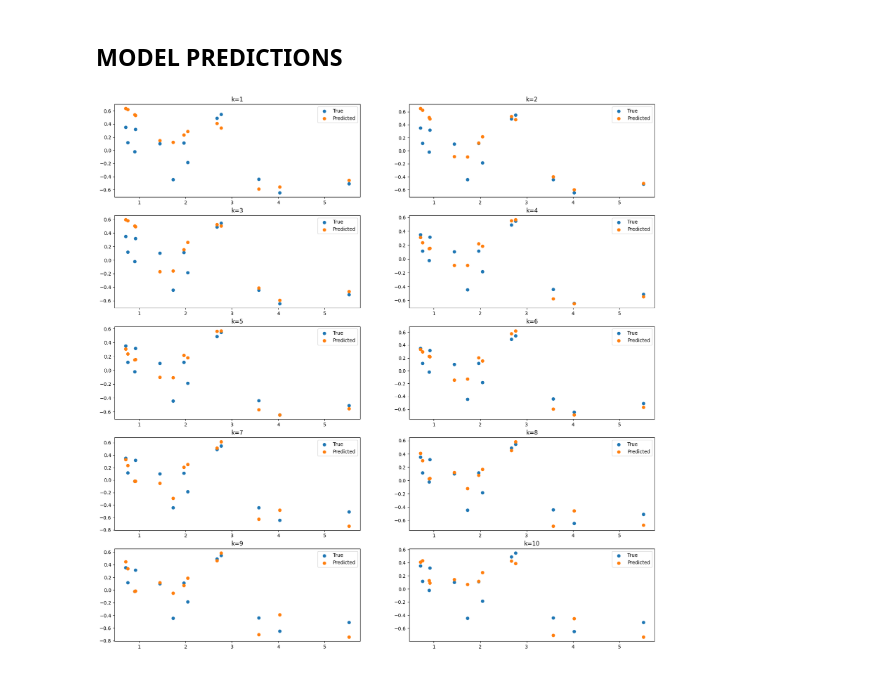
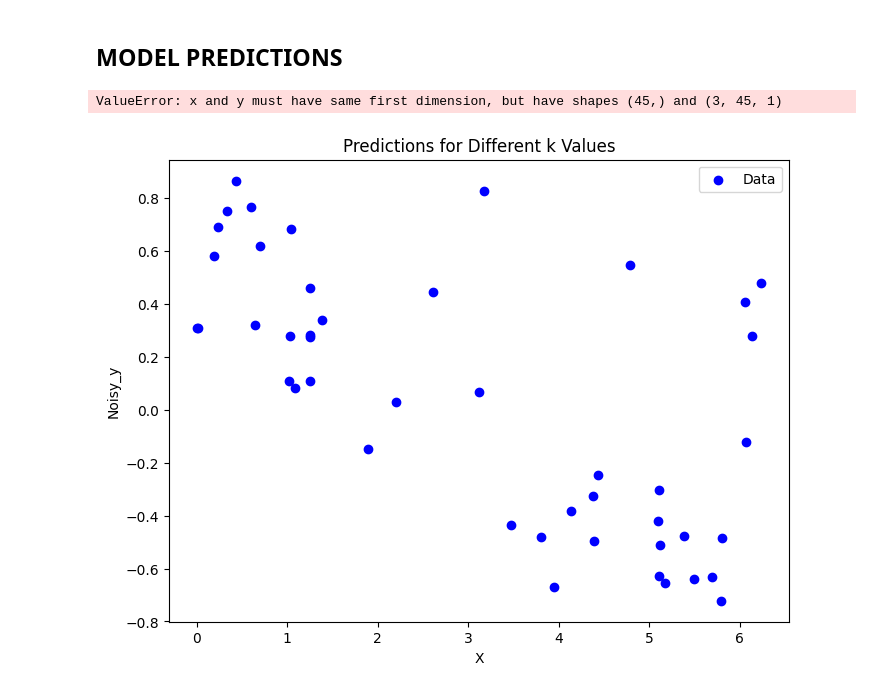
Before and after one commit to kkipngenokoech/MathsRequiredForAI, a Jupyter notebook: INTRO TO ML/HW2/nonlinear-regression.ipynb, the cells around one changed output. Drawn from its saved outputs; the diff is of its cells as text; code cells hidden in the pictures.

```diff
--- a/INTRO TO ML/HW2/nonlinear-regression.ipynb
+++ b/INTRO TO ML/HW2/nonlinear-regression.ipynb
@@ -42,7 +42,9 @@ class SinusoidalRegressor:
         Y_train = Y_train.reshape(-1, 1)  # Ensure column vector
 
         # Construct the design matrix Phi
-        Phi = np.stack([self.phi(x) for x in X_train.flatten()], axis=0)  # Shape: (N, 2k+1)
+        Phi = self.phi(X_train)
+
+
 
         # Solve for weights using pseudo-inverse
         self.weights = pinv(Phi) @ Y_train  # Shape: (2k+1, 1)
@@ -53,7 +55,7 @@ class SinusoidalRegressor:
         if self.weights is None:
             raise ValueError("Model is not fitted yet.")
         X = X.reshape(-1, 1)  # Ensure column vector
-        Phi = np.stack([self.phi(x) for x in X.flatten()], axis=0)  # Shape: (N, 2k+1)
+        Phi = self.phi(X)
         return Phi @ self.weights
 
     # CALCULATE RMSE
@@ -147,19 +149,21 @@ The optimal k values for training and validation errors are different. This disc
 # %%
 
 # Plot Predictions for Different k Values
-fig, axs = plt.subplots(5, 2, figsize=(20, 20))
+plt.figure(figsize=(8, 6))
+plt.scatter(X_train, Y_train, color='blue', label='Data')
+plt.xlabel('X')
+plt.ylabel('Noisy_y')
+plt.title('Predictions for Different k Values')
+plt.legend()
 for k in range(1, 11):
     sinusoidal_regressor.fit(X_train, Y_train, k)
-    y_pred = sinusoidal_regressor.predict(X_val)
-
-    ax = axs[(k - 1) // 2, (k - 1) % 2]
-    ax.scatter(X_val, Y_val, label="True")
-    ax.scatter(X_val, y_pred, label="Predicted")
-    ax.set_title(f"k={k}")
-    ax.legend()
+    y_pred = sinusoidal_regressor.predict(X_train)
+    plt.plot(X_train, y_pred, label=f'k={k}')
+plt.legend()
 plt.show()
 # %% [output]
+ValueError: x and y must have same first dimension, but have shapes (45,) and (3, 45, 1)
-[figure, old version]
+[figure, new version]
 # %%
 
 # Create a figure and an array of subplots (4 rows, 1 column)
```
Also changed, not shown: parts of 4 cells of this notebook, 1 other file.
